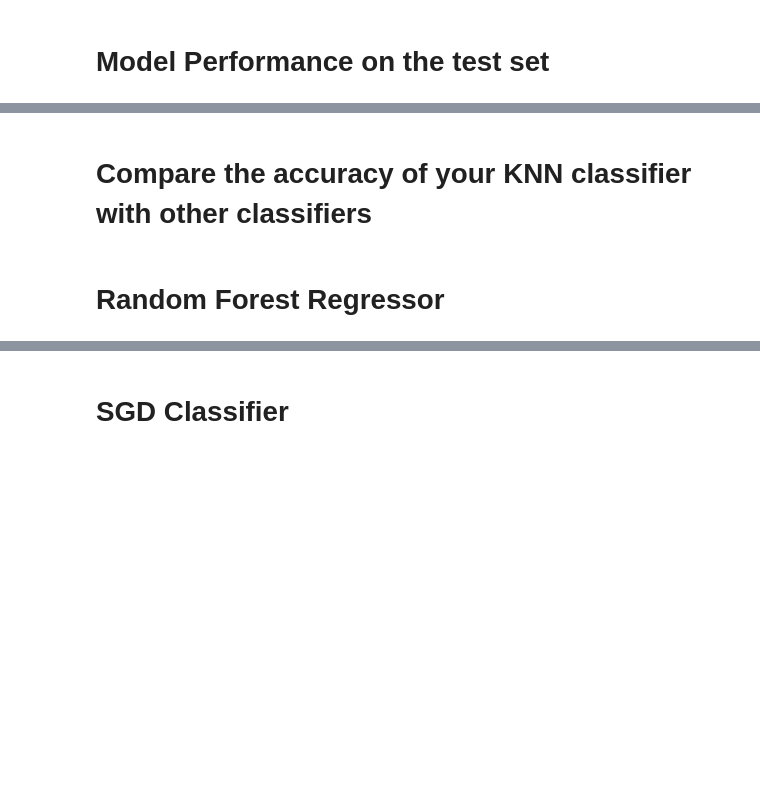
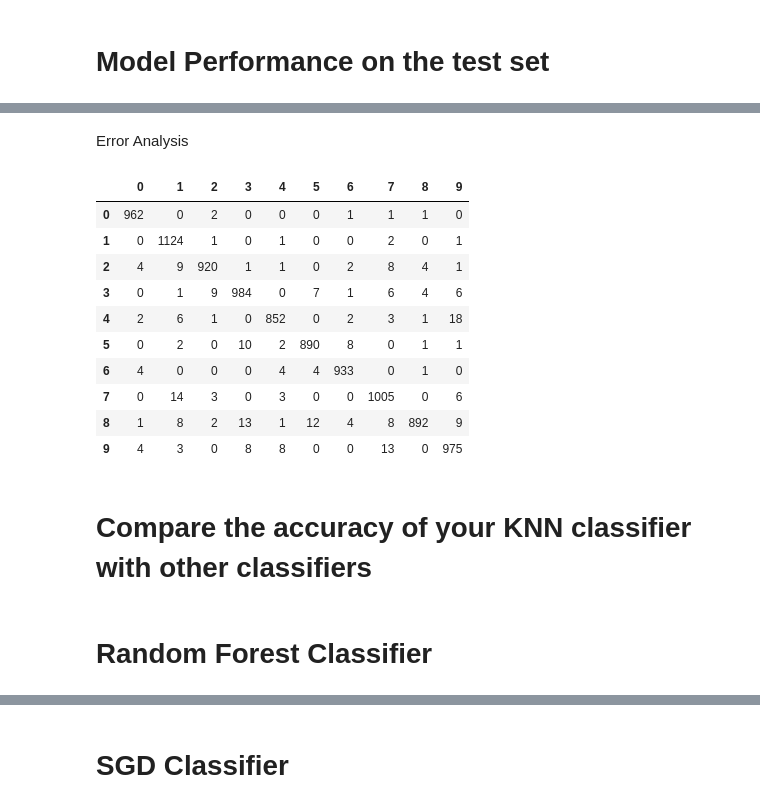
Before and after one commit to Osman-Dawood/Assinment-2, a Jupyter notebook: Report4.ipynb, the cells around one changed output, grey strips where cells are left out. Drawn from its saved outputs; the diff is of its cells as text; code cells hidden in the pictures; blank space fills up the shorter version.

```diff
--- a/Report4.ipynb
+++ b/Report4.ipynb
@@ -21,7 +24,7 @@ import pandas as pd
 # Get MNIST Dataset
 # %%
 # Load MNIST dataset from OpenML
-mnist = fetch_openml('mnist_784', version=1)
+mnist = fetch_openml('mnist_784', version=1, as_frame=False)
 X, y = mnist["data"], mnist["target"]
 
 # Convert target to integers (it may come as string)
@@ -59,17 +62,19 @@ Accuracy_score with default hyperparameters: n_neighbors= 5, weights= uniform:
 # %% [markdown]
 # KNN Classifier Hyperparameters Fine-Tuning
 # %%
-# Define the hyperparameter grid combinations
-param_grid = [{'weights': ["uniform", "distance"], 'n_neighbors': [3, 4, 5]}]
+# Perform a grid search to find the best hyperparameters
+param_grid = {
+    'n_neighbors': [3, 4, 5],
+    'weights': ['uniform', 'distance']
+}
+
 knn_clf = KNeighborsClassifier()
-grid_search = GridSearchCV(knn_clf, param_grid, cv=5, verbose=3)
-
-# Train the model on the training data
+grid_search = GridSearchCV(knn_clf, param_grid, cv=5,n_jobs=-1, verbose=3)
 grid_search.fit(X_train, y_train)
 
-print('Accuracy_score with tuned hyperparameters:', grid_search.best_params_)
+print("\n Best parameters found by grid search:", grid_search.best_params_)
+print("\n Best cross-validation accuracy:", grid_search.best_score_)
 
-print('Accuracy_score after tuning hyperparameters:', grid_search.best_score_)
-print('Optimsed Model:', grid_search.best_estimator_)
+print('\n Best knn_clf =', grid_search.best_estimator_)
 # %% [output]
 Fitting 5 folds for each of 6 candidates, totalling 30 fits
@@ -113,0 +99,10 @@ Optimzed-hyperparameter Model accuracy on test set: 0.9730639730639731
+# %%
+# Train the classifier with the best parameters
+best_knn_clf = KNeighborsClassifier(n_neighbors=4, weights='distance')
+best_knn_clf.fit(X_train, y_train)
+
+# Evaluate the classifier accuracy on the test set
+y_test_pred = best_knn_clf.predict(X_test)
+test_accuracy = accuracy_score(y_test, y_test_pred)
+print("Test set accuracy:", test_accuracy)
+print(classification_report(y_test, y_test_pred))
@@ -114,4 +127,20 @@ Optimzed-hyperparameter Model accuracy on test set: 0.9730639730639731
+# %% [markdown]
+Error Analysis
+# %%
+pd.DataFrame(confusion_matrix(y_test, y_test_pred))
+# %% [output]
+|  | 0 | 1 | 2 | 3 | 4 | 5 | 6 | 7 | 8 | 9 |
+| 0 | 962 | 0 | 2 | 0 | 0 | 0 | 1 | 1 | 1 | 0 |
+| 1 | 0 | 1124 | 1 | 0 | 1 | 0 | 0 | 2 | 0 | 1 |
+| 2 | 4 | 9 | 920 | 1 | 1 | 0 | 2 | 8 | 4 | 1 |
+| 3 | 0 | 1 | 9 | 984 | 0 | 7 | 1 | 6 | 4 | 6 |
+| 4 | 2 | 6 | 1 | 0 | 852 | 0 | 2 | 3 | 1 | 18 |
+| 5 | 0 | 2 | 0 | 10 | 2 | 890 | 8 | 0 | 1 | 1 |
+| 6 | 4 | 0 | 0 | 0 | 4 | 4 | 933 | 0 | 1 | 0 |
+| 7 | 0 | 14 | 3 | 0 | 3 | 0 | 0 | 1005 | 0 | 6 |
+| 8 | 1 | 8 | 2 | 13 | 1 | 12 | 4 | 8 | 892 | 9 |
+| 9 | 4 | 3 | 0 | 8 | 8 | 0 | 0 | 13 | 0 | 975 |
 # %% [markdown]
 # Compare the accuracy of your KNN classifier with other classifiers
 # %% [markdown]
-# Random Forest Regressor
+# Random Forest Classifier
```
Also changed, not shown: parts of 17 cells of this notebook.
